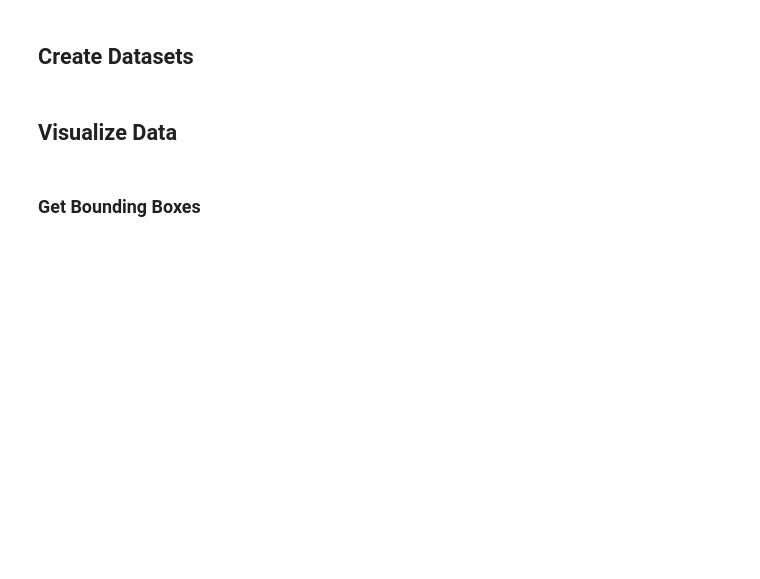
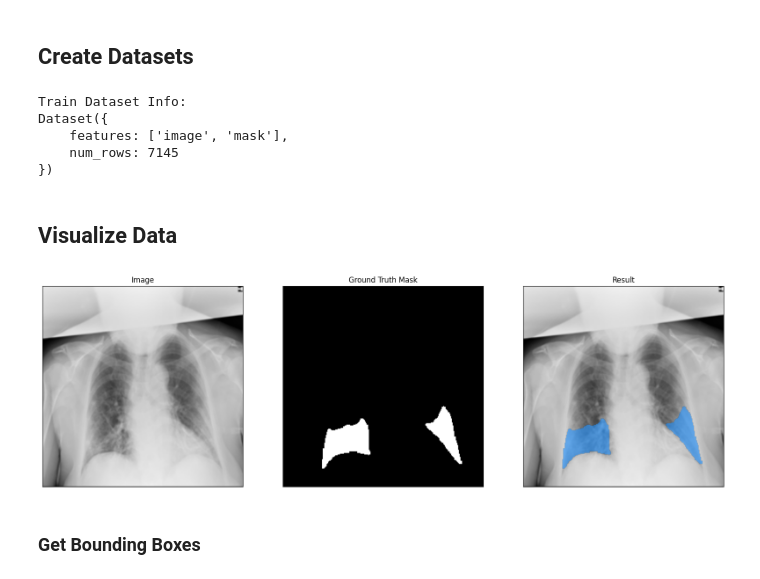
Before and after one commit to Josh396s/Semantic_Segmentation_Research, a Jupyter notebook: LoRA_SAM/LoRA_SAM.ipynb, the cells around one changed output. Cells and saved outputs as stored; diff of their text form; code cells hidden in the pictures; blank space fills up the shorter version.

```diff
--- a/LoRA_SAM/LoRA_SAM.ipynb
+++ b/LoRA_SAM/LoRA_SAM.ipynb
@@ -114,6 +115,39 @@ dataset = Dataset.from_dict(dataset_dict)
+# %%
+from datasets import Dataset
+from PIL import Image
+
+img = [Image.fromarray((img * 255).astype(np.uint8)) for img in images]
+label = [Image.fromarray(mask) for mask in masks]
+
+# Create Validation Dataset
+#X_train, X_val, y_train, y_val = train_test_split(img, label, test_size=0.1, random_state=42)
+
+# Convert the NumPy arrays to Pillow images and store them in a dictionary
+training_dataset_dict = {
+    "image": img,
+    "mask": label,
+}
+
+# Convert the NumPy arrays to Pillow images and store them in a dictionary
+# val_dataset_dict = {
+#     "image": X_val,
+#     "mask": y_val,
+# }
+
+training_dataset = Dataset.from_dict(training_dataset_dict)
+
+# val_dataset = Dataset.from_dict(val_dataset_dict)
 # %%
 #Check dataset info
-print("Dataset Info:\n" + str(dataset))
+print("Train Dataset Info:\n" + str(training_dataset))
+
+#print("Validation Dataset Info:\n" + str(val_dataset))
+# %% [output]
+Train Dataset Info:
+Dataset({
+    features: ['image', 'mask'],
+    num_rows: 7145
+})
 # %% [markdown]
 ## Visualize Data
 # %%
@@ -131,34 +165,36 @@ def show_mask(mask, ax, random_color=False):
 # %%
 #Get random image from training set and plot
 img_num = random.randint(0, images.shape[0]-1)
-example_image = dataset[img_num]["image"]
-example_mask = dataset[img_num]["mask"]
+example_image = training_dataset[img_num]["image"]
+example_mask = training_dataset[img_num]["mask"]
 
 fig, axes = plt.subplots(1, 3, figsize=(20, 10))
 
 # Plot the first image on the left
 axes[0].imshow(np.array(example_image), cmap='gray')  # Assuming the first image is grayscale
 axes[0].set_title("Image")
 
 # Plot the second image in the middle
 axes[1].imshow(np.array(example_mask), cmap='gray')  # Assuming the second image is grayscale
 axes[1].set_title("Ground Truth Mask")
 
 # Plot them overlapped on the right
 axes[2].imshow(np.array(example_image), cmap='gray')  # Assuming the second image is grayscale
 show_mask(np.array(example_mask), axes[2])
 axes[2].set_title("Result")
 
 
 # Hide axis ticks and labels
 for ax in axes:
     ax.set_xticks([])
     ax.set_yticks([])
     ax.set_xticklabels([])
     ax.set_yticklabels([])
 
 # Display the images side by side
 plt.show()
+# %% [output]
+[figure, added]
 # %% [markdown]
 ### Get Bounding Boxes
 # %%
```
Also changed, not shown: parts of 23 cells of this notebook.
